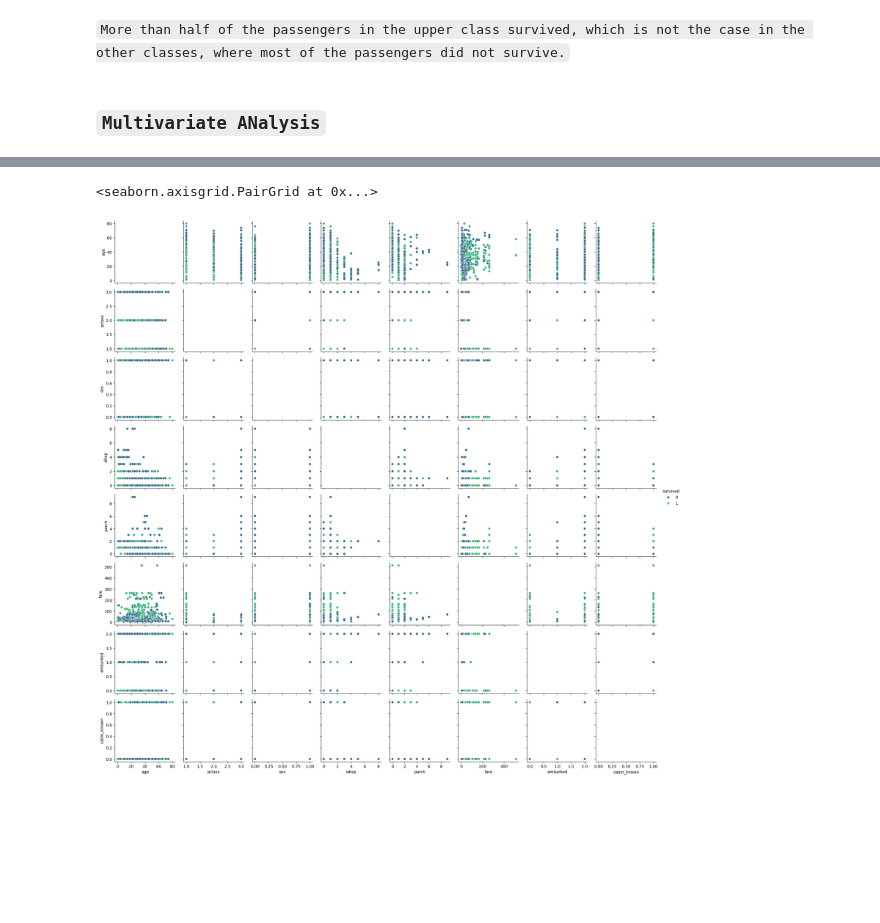
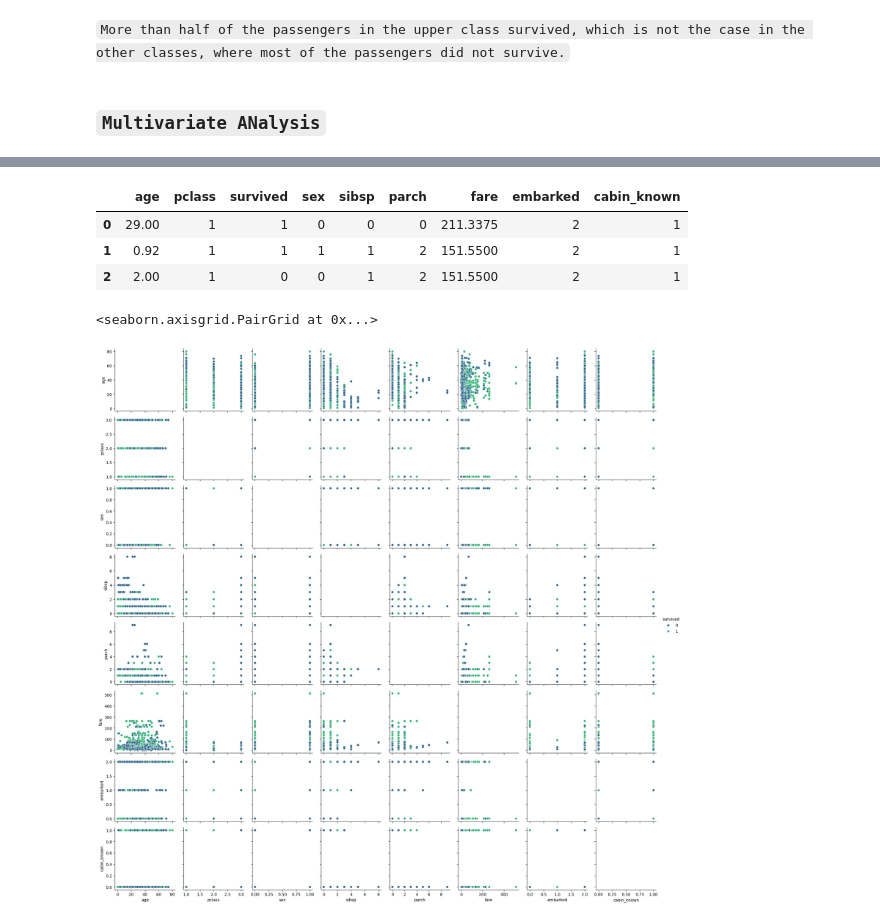
Before and after one commit to martin-m-kinoti/titanic, a Jupyter notebook: EDA.ipynb, the cells around one changed output, grey strips where cells are left out. Drawn from its saved outputs; the diff is of its cells as text; code cells hidden in the pictures; blank space fills up the shorter version.

```diff
--- a/EDA.ipynb
+++ b/EDA.ipynb
@@ -169,3 +192,10 @@ final_df = df[features]
+# %%
+final_df.head(3)
+# %% [output]
+|  | age | pclass | survived | sex | sibsp | parch | fare | embarked | cabin_known |
+| 0 | 29.00 | 1 | 1 | 0 | 0 | 0 | 211.3375 | 2 | 1 |
+| 1 | 0.92 | 1 | 1 | 1 | 1 | 2 | 151.5500 | 2 | 1 |
+| 2 | 2.00 | 1 | 0 | 0 | 1 | 2 | 151.5500 | 2 | 1 |
 # %%
 # Feature engineering for object columns
 le = LabelEncoder()
```
Also changed, not shown: parts of 16 cells of this notebook, 2 other files.
